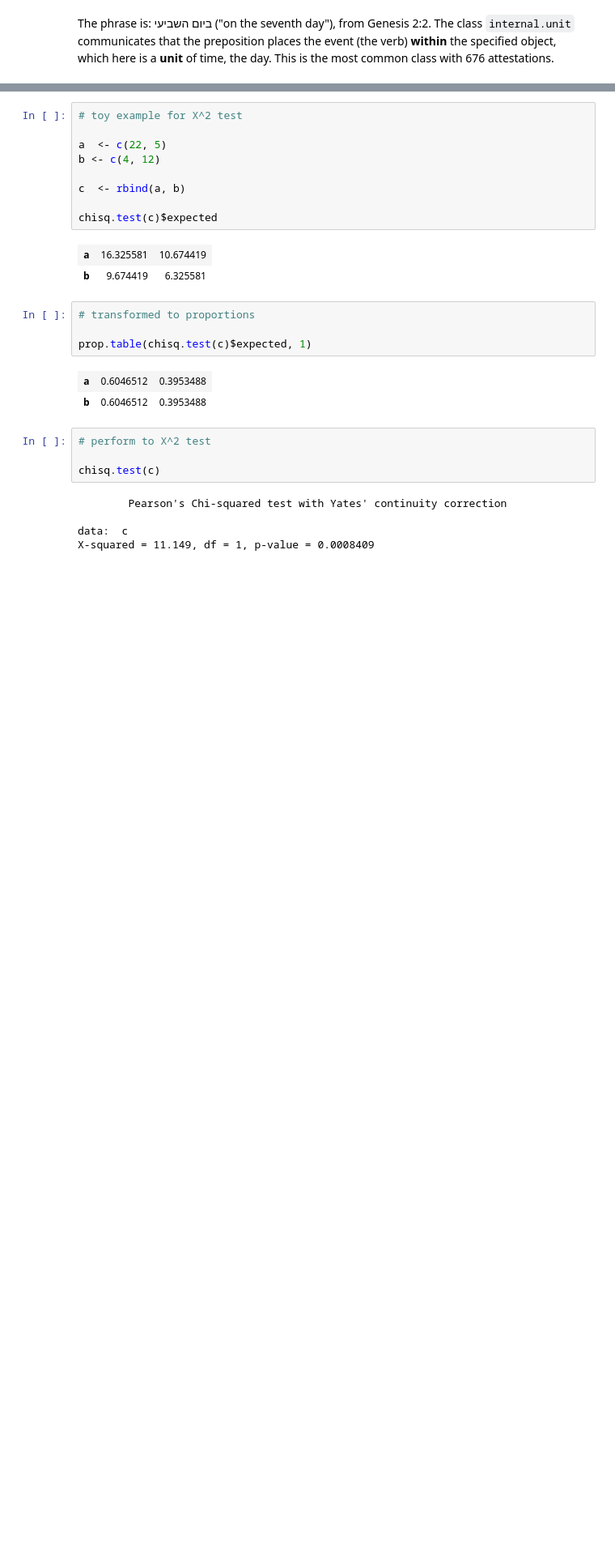
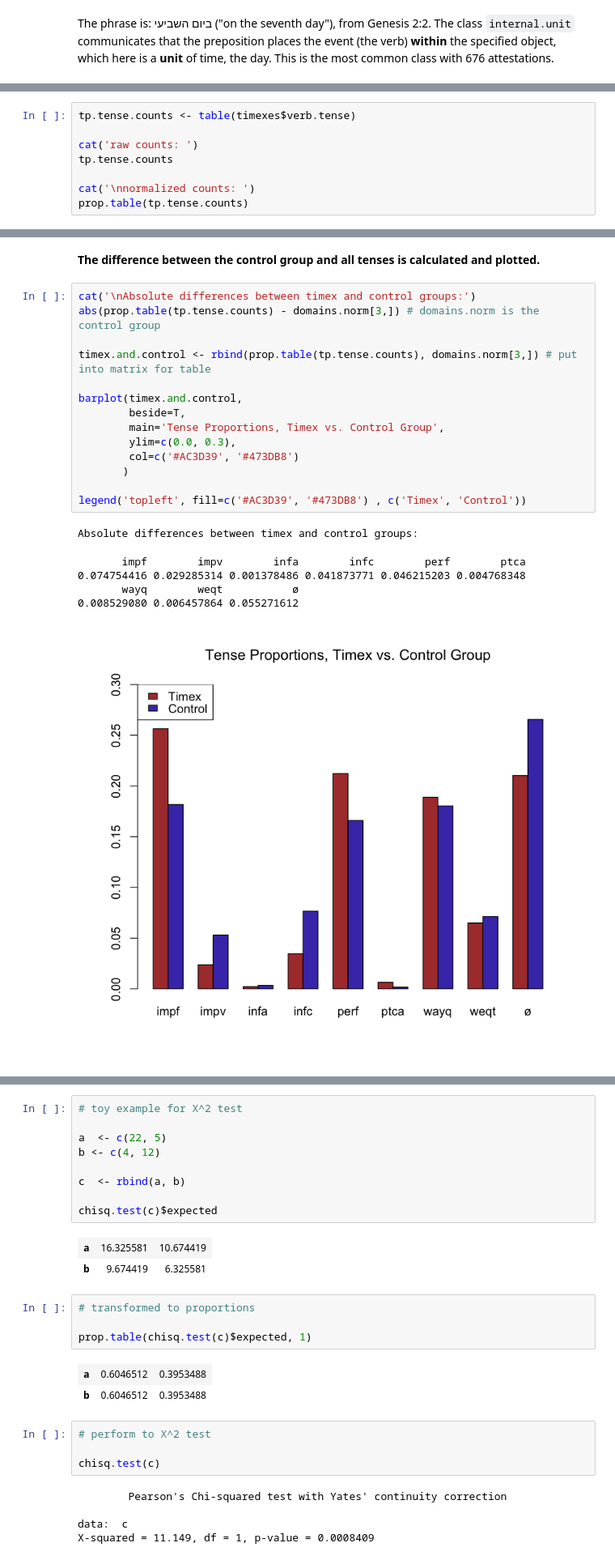
Before and after one commit to codykingham/Verb_in_Biblical_Hebrew, a Jupyter notebook: data_analysis/time_phrase_analysis.ipynb, the cells around one changed output, grey strips where cells are left out. Shown at 81% size. Cells and saved outputs as stored; diff of their text form; blank space fills up the shorter version.

```diff
--- a/data_analysis/time_phrase_analysis.ipynb
+++ b/data_analysis/time_phrase_analysis.ipynb
@@ -684,0 +658,8 @@ impf impv infc perf wayq weqt    ø
+# %%
+tp.tense.counts <- table(timexes$verb.tense)
+
+cat('raw counts: ')
+tp.tense.counts
+
+cat('\nnormalized counts: ')
+prop.table(tp.tense.counts)
@@ -684,0 +675,23 @@ impf impv infc perf wayq weqt    ø
+# %% [markdown]
+**The difference between the control group and all tenses is calculated and plotted.**
+# %%
+cat('\nAbsolute differences between timex and control groups:')
+abs(prop.table(tp.tense.counts) - domains.norm[3,]) # domains.norm is the control group
+
+timex.and.control <- rbind(prop.table(tp.tense.counts), domains.norm[3,]) # put into matrix for table
+
+barplot(timex.and.control,
+        beside=T,
+        main='Tense Proportions, Timex vs. Control Group',
+        ylim=c(0.0, 0.3),
+        col=c('#AC3D39', '#473DB8')
+       )
+
+legend('topleft', fill=c('#AC3D39', '#473DB8') , c('Timex', 'Control'))
+# %% [output]
+Absolute differences between timex and control groups:
+       impf        impv        infa        infc        perf        ptca
+0.074754416 0.029285314 0.001378486 0.041873771 0.046215203 0.004768348
+       wayq        weqt           ø
+0.008529080 0.006457864 0.055271612
+[figure, added]
```
Also changed, not shown: parts of 10 cells of this notebook.
